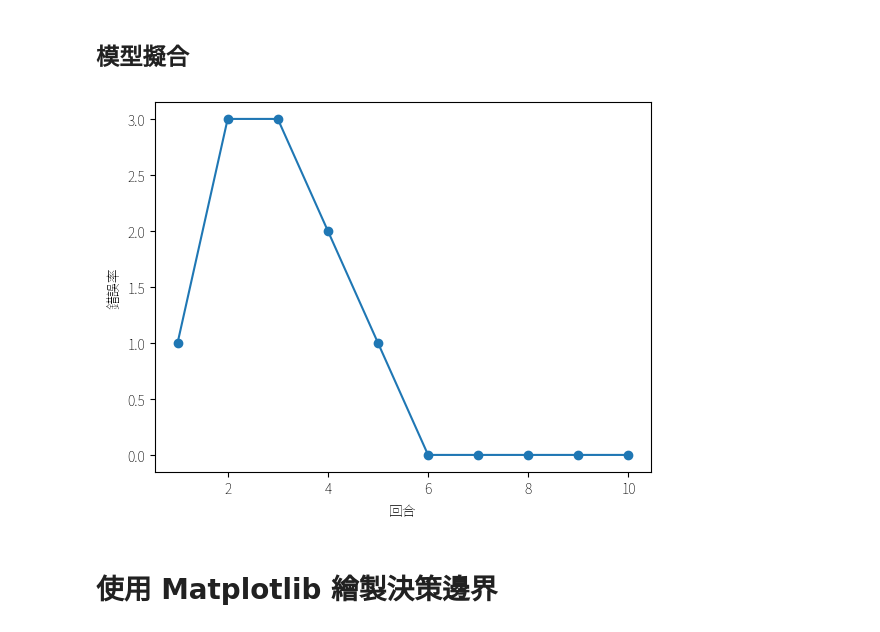
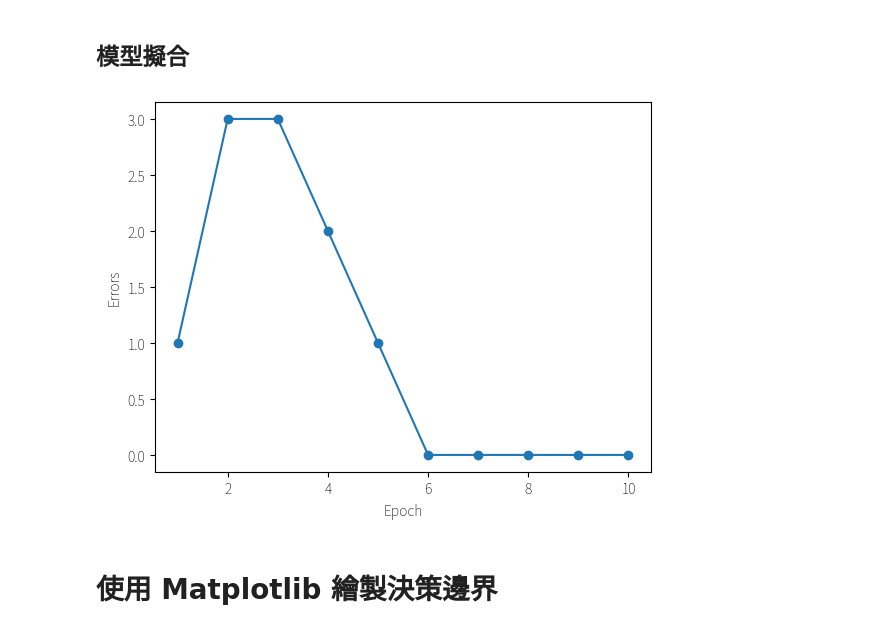
Before and after one commit to wenwen357951/ai_course_2023, a Jupyter notebook: notebooks/01_Machine_Learning_Classification.ipynb, the cells around one changed output. Drawn from its saved outputs; the diff is of its cells as text; code cells hidden in the pictures.

```diff
--- a/notebooks/01_Machine_Learning_Classification.ipynb
+++ b/notebooks/01_Machine_Learning_Classification.ipynb
@@ -90,7 +97,12 @@ URL: https://archive.ics.uci.edu/ml/machine-learning-databases/iris/iris.data
 ## 讀取 Iris 的資料集 (本地)
 # %%
 # 載入本地的 Iris 資料集
+df = pd.read_csv('./resources/iris_data.csv',
+                 header=None,
+                 names=["花萼長度", "花萼寬度", "花瓣長度", "花瓣寬度", "標籤"],
+                 encoding='utf-8')
 
 # 顯示幾筆資料
+df.head()
 # %% [output]
 |  | 花萼長度 | 花萼寬度 | 花瓣長度 | 花瓣寬度 | 標籤 |
@@ -116,27 +131,47 @@ URL: https://archive.ics.uci.edu/ml/machine-learning-databases/iris/iris.data
 ## 繪製資料分布圖
 # %%
 # 匯入 matplotlib 套件的畫布工具
+import matplotlib.pyplot as plt
 
 # 匯入 numpy 套件
-
+import numpy as np
 
 # 選擇 ‘setosa’ 與 ‘versicolor’
-
+y_label = df.iloc[0:100, 4].values
+y_label = np.where(y_label == 'Iris-setosa', -1, 1)
 
 # 提取花萼長度與花瓣長度
-
+x_train = df.iloc[0:100, [0, 2]].values
 
 # 資料繪圖
+plt.scatter(x_train[:50, 0], x_train[:50, 1],
+            color='red', marker='o', label='setosa (山鳶尾)')
+plt.scatter(x_train[50:100, 0], x_train[50:100, 1],
+            color='blue', marker='x', label='versicolor (變色鳶尾)')
+
+plt.xlabel('花萼長度 [cm]')
+plt.ylabel('花瓣長度 [cm]')
+plt.legend(loc='upper left')
+
+plt.show()
 # %% [output]
 [figure]
 # %% [markdown]
 ## 模型擬合
 # %%
 # 使用 Perceptron 來擬合資料
+ppn = Perceptron(eta=0.1, n_iter=10)
+
+ppn.fit(x_train, y_label)
 
 # 資料繪圖
+plt.plot(range(1, len(ppn.errors) + 1), ppn.errors, marker="o")
+plt.xlabel('Epoch')
+plt.ylabel('Errors')
+
+plt.show()
 # %% [output]
-[figure, old version]
+[figure, new version]
 # %% [markdown]
 # 使用 Matplotlib 繪製決策邊界
 # %%
```
Also changed, not shown: parts of 10 cells of this notebook.
